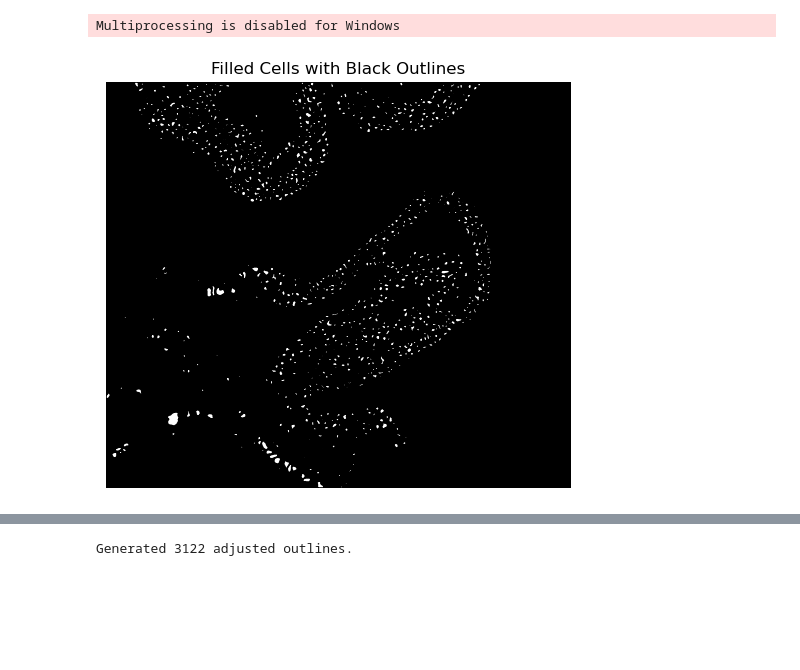
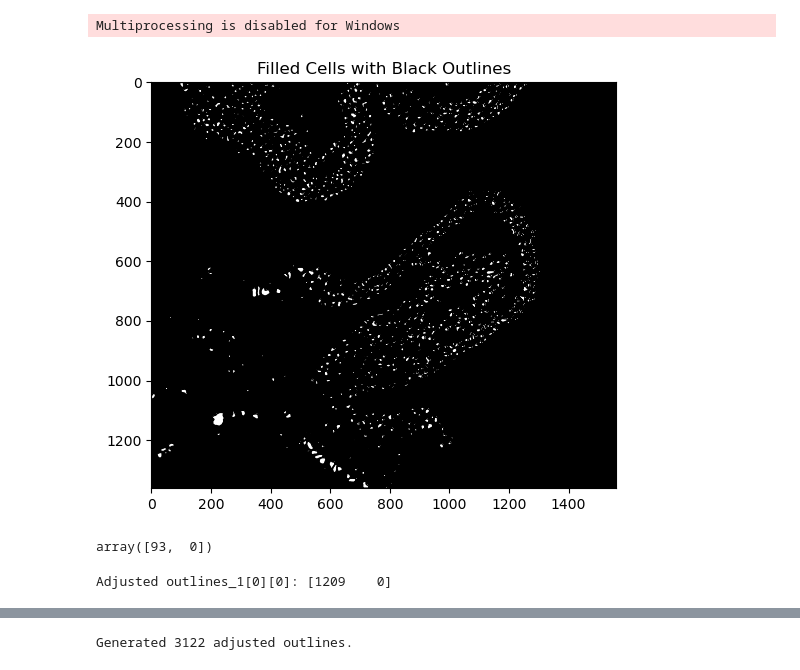
Before and after one commit to xiwang3236/Image_processing_tools, a Jupyter notebook: Solve_conflict.ipynb, the cells around one changed output, grey strips where cells are left out. Drawn from its saved outputs; the diff is of its cells as text; code cells hidden in the pictures; blank space fills up the shorter version.

```diff
--- a/Solve_conflict.ipynb
+++ b/Solve_conflict.ipynb
@@ -61,15 +61,35 @@ for outline in outlines_1:
 # %%
 # Plot the filled binary image with black outlines
 fig, ax = plt.subplots(figsize=(6, 6))
 ax.imshow(filled_image_1, cmap='gray', interpolation='none')
 for outline in outlines_1:
     plt.plot(outline[:, 0], outline[:, 1], color='black', linewidth=1)  # Add black outlines on top
 
 ax.set_title("Filled Cells with Black Outlines")
-ax.axis('off')
+ax.axis('on')
 plt.show()
 # %% [output]
-[figure, old version]
+[figure, new version]
+# %%
+outlines_1[0][0]
+# %% [output]
+array([93,  0])
+# %%
+import numpy as np
+
+# Define offset for Segment 1
+offset = np.array([1116, 0])  # Row offset: 1116, Column offset: 0
+
+# Adjust all outlines in outlines_1
+adjusted_outlines_1 = []
+
+for outline in outlines_1:
+    adjusted_outline = [point + offset for point in outline]  # Add offset to each point
+    adjusted_outlines_1.append(np.array(adjusted_outline))  # Store the adjusted outline as a NumPy array
+
+print(f"Adjusted outlines_1[0][0]: {adjusted_outlines_1[0][0]}")
+# %% [output]
+Adjusted outlines_1[0][0]: [1209    0]
 # %%
 # import numpy as np
 
```
Also changed, not shown: parts of 7 cells of this notebook.
